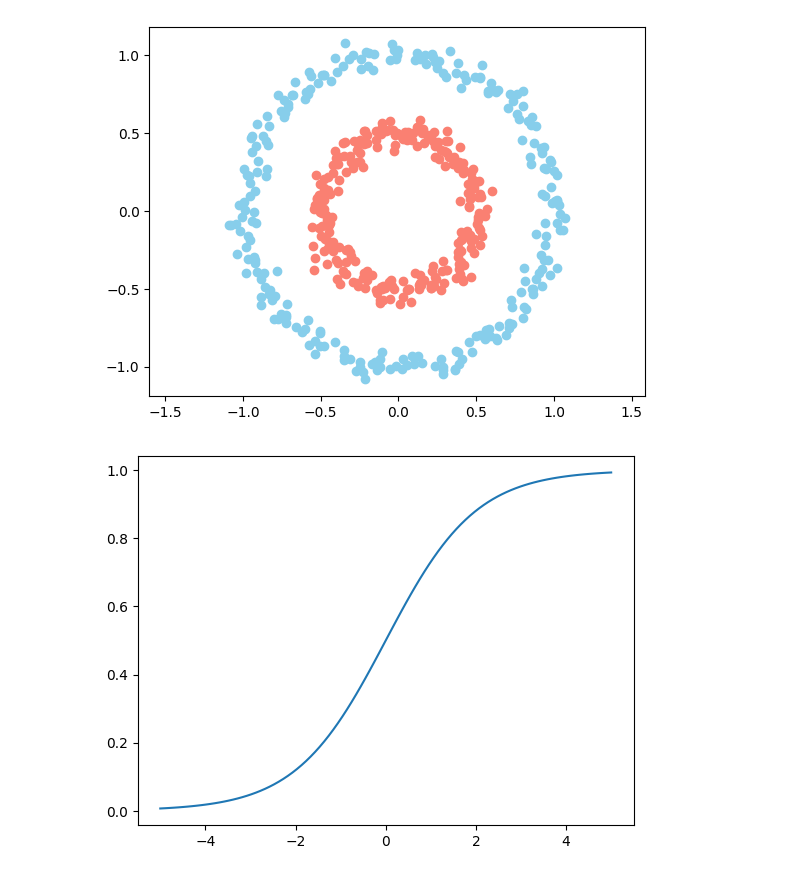
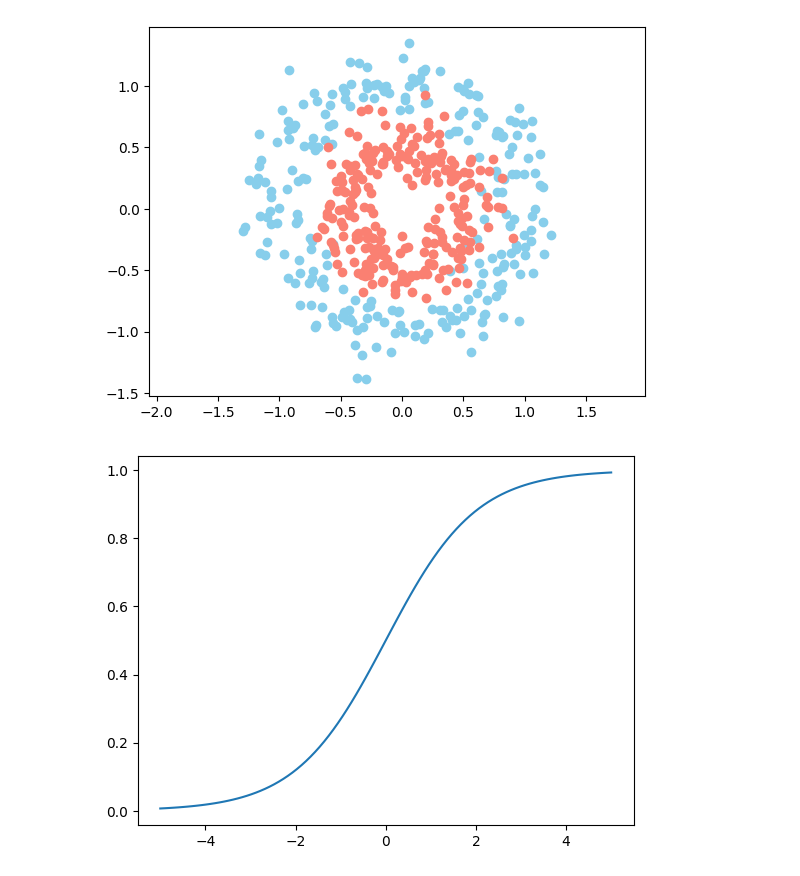
Before and after one commit to FullFran/curso_ia, a Jupyter notebook: zzpracticas_pruebazz/redscipy/red_csv.ipynb, the cells around one changed output. Cells and saved outputs as stored; diff of their text form; code cells hidden in the pictures.

```diff
--- a/zzpracticas_pruebazz/redscipy/red_csv.ipynb
+++ b/zzpracticas_pruebazz/redscipy/red_csv.ipynb
@@ -7,15 +7,15 @@ from sklearn.datasets import make_circles
 # %%
 n = 500
 p = 2
 
-X, Y = make_circles(n_samples=n, factor=0.5, noise=0.05)
+X, Y = make_circles(n_samples=n, factor=0.5, noise=0.15)
 Y = Y[:, np.newaxis]
 plt.scatter(X[Y[:, 0] == 0, 0], X[Y[:, 0] == 0, 1], c='skyblue')
 plt.scatter(X[Y[:, 0] == 1, 0], X[Y[:, 0] == 1, 1], c='salmon')
 plt.axis('equal')
 plt.show()
 # %% [output]
-[figure, old version]
+[figure, new version]
 # %%
 # Clase de la capa de la red
 class neural_layer():
```
Also changed, not shown: parts of 6 cells of this notebook, 3 other files.
